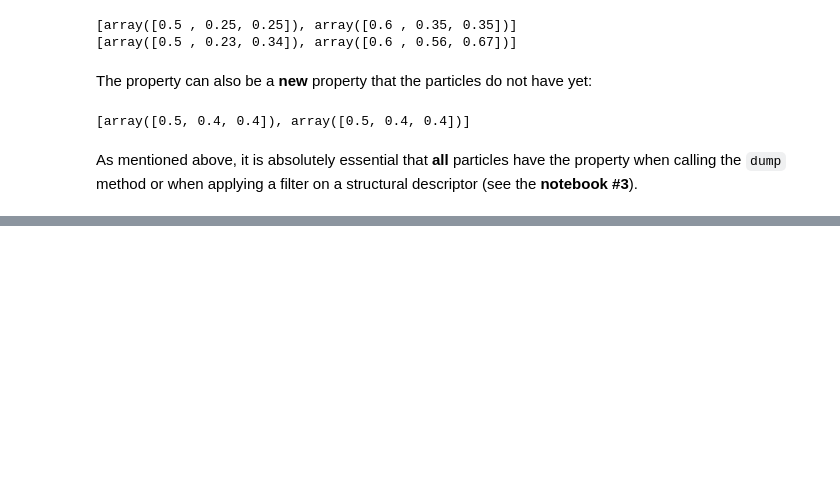
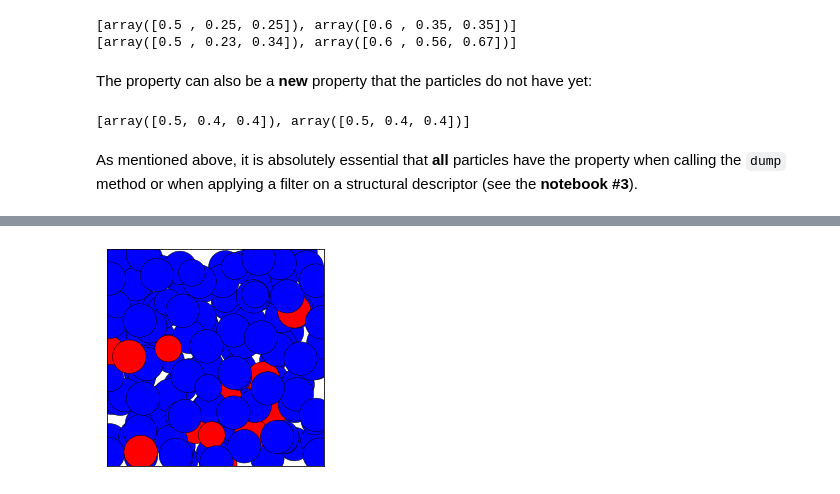
Before and after one commit to jorisparet/partycls, a Jupyter notebook: tutorial/1_trajectory.ipynb, the cells around one changed output, grey strips where cells are left out. Drawn from its saved outputs; the diff is of its cells as text; code cells hidden in the pictures; blank space fills up the shorter version.

```diff
--- a/tutorial/1_trajectory.ipynb
+++ b/tutorial/1_trajectory.ipynb
@@ -275,0 +303,10 @@ As mentioned above, it is absolutely essential that **all** particles have the p
+# %%
+# color particles according to an arbitrary *discrete* particle property
+# (for the example, we randomly assign labels to the particles)
+traj[0].set_property('label', 0)
+p = [0,15,28,37,41,56,63,72,88,90,104,113,125,137,142]
+for pi in p:
+    traj[0].particle[pi].label = 1
+fig = traj.show(frame=0, color='label', palette=['b', 'r'], show=True)
+# %% [output]
+[figure, added]
```
Also changed, not shown: parts of 12 cells of this notebook, 1 other file.
